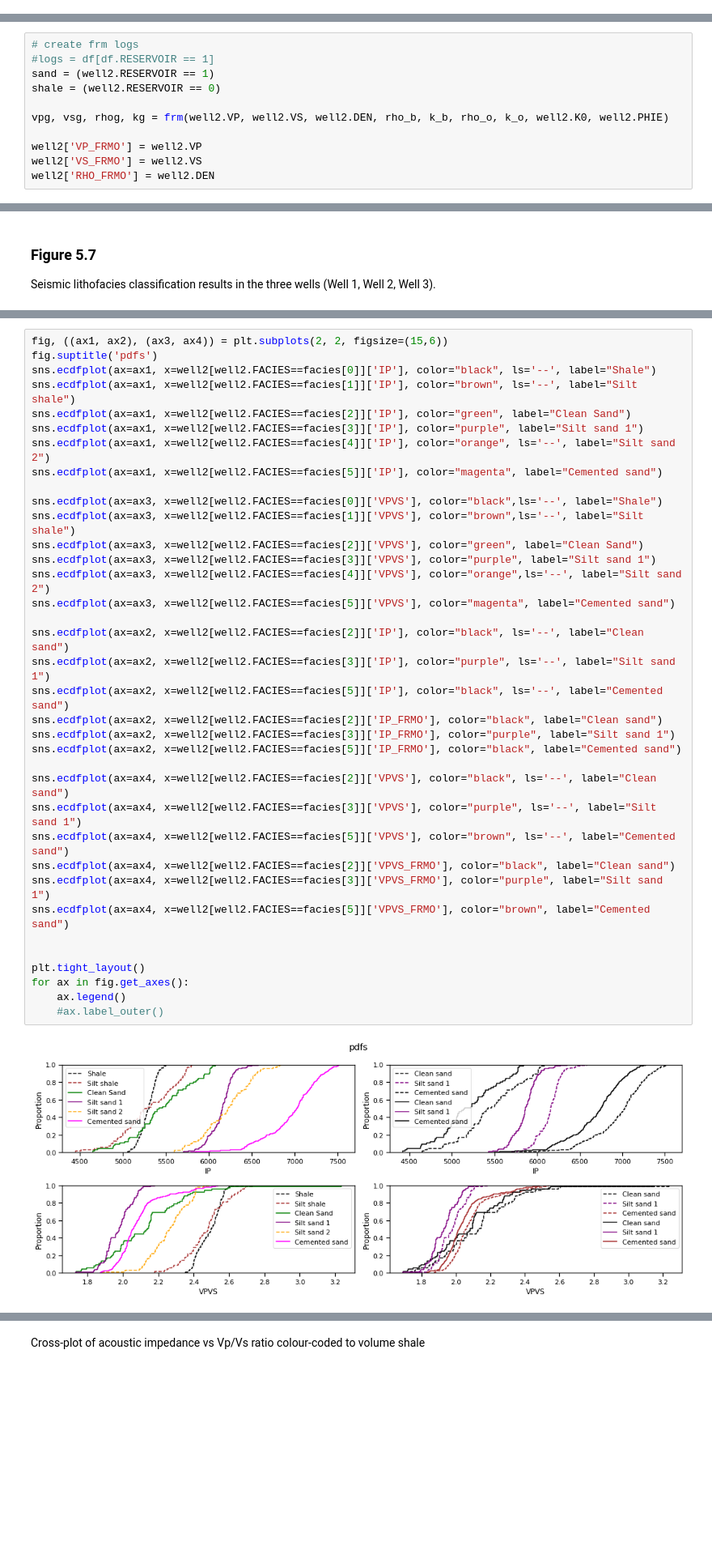
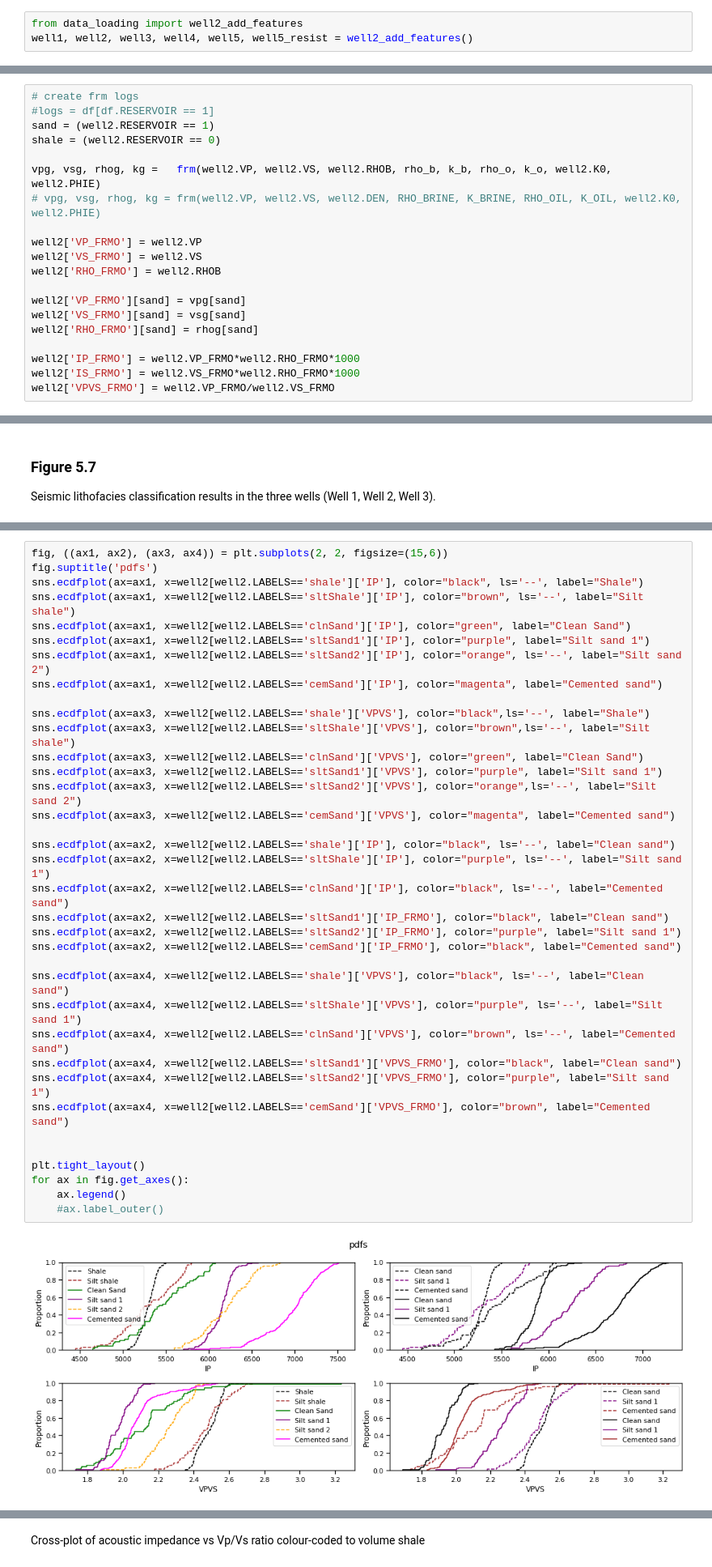
Before and after one commit to ABDunbar/Quantitative_Seismic_Interpretation, a Jupyter notebook: 5.1 Case_Study_1.ipynb, the cells around one changed output, grey strips where cells are left out. Shown at 81% size. Cells and saved outputs as stored; diff of their text form; blank space fills up the shorter version.

```diff
--- a/5.1 Case_Study_1.ipynb
+++ b/5.1 Case_Study_1.ipynb
@@ -91,3 +47,6 @@ well2.head()
+# %%
+from data_loading import well2_add_features
+well1, well2, well3, well4, well5, well5_resist = well2_add_features()
 # %% [markdown]
 ### Figure 5.1
 Well 1, Well 2, Well 3 displaying Depth vs Vp
@@ -137,8 +61,17 @@ well2["RESERVOIR"] = np.select(conditions, reservoir)
 sand = (well2.RESERVOIR == 1)
 shale = (well2.RESERVOIR == 0)
 
-vpg, vsg, rhog, kg = frm(well2.VP, well2.VS, well2.DEN, rho_b, k_b, rho_o, k_o, well2.K0, well2.PHIE)
+vpg, vsg, rhog, kg =   frm(well2.VP, well2.VS, well2.RHOB, rho_b, k_b, rho_o, k_o, well2.K0, well2.PHIE)
+# vpg, vsg, rhog, kg = frm(well2.VP, well2.VS, well2.DEN, RHO_BRINE, K_BRINE, RHO_OIL, K_OIL, well2.K0, well2.PHIE)
 
 well2['VP_FRMO'] = well2.VP
 well2['VS_FRMO'] = well2.VS
-well2['RHO_FRMO'] = well2.DEN
+well2['RHO_FRMO'] = well2.RHOB
+
+well2['VP_FRMO'][sand] = vpg[sand]
+well2['VS_FRMO'][sand] = vsg[sand]
+well2['RHO_FRMO'][sand] = rhog[sand]
+
+well2['IP_FRMO'] = well2.VP_FRMO*well2.RHO_FRMO*1000
+well2['IS_FRMO'] = well2.VS_FRMO*well2.RHO_FRMO*1000
+well2['VPVS_FRMO'] = well2.VP_FRMO/well2.VS_FRMO
@@ -254,41 +170,41 @@ sns.scatterplot(ax=ax4, data=well2[well2.FACIES!='0'], x="GR", y="VPVS", hue='FA
 # %%
 fig, ((ax1, ax2), (ax3, ax4)) = plt.subplots(2, 2, figsize=(15,6))
 fig.suptitle('pdfs')
-sns.ecdfplot(ax=ax1, x=well2[well2.FACIES==facies[0]]['IP'], color="black", ls='--', label="Shale")
-sns.ecdfplot(ax=ax1, x=well2[well2.FACIES==facies[1]]['IP'], color="brown", ls='--', label="Silt shale")
-sns.ecdfplot(ax=ax1, x=well2[well2.FACIES==facies[2]]['IP'], color="green", label="Clean Sand")
-sns.ecdfplot(ax=ax1, x=well2[well2.FACIES==facies[3]]['IP'], color="purple", label="Silt sand 1")
-sns.ecdfplot(ax=ax1, x=well2[well2.FACIES==facies[4]]['IP'], color="orange", ls='--', label="Silt sand 2")
-sns.ecdfplot(ax=ax1, x=well2[well2.FACIES==facies[5]]['IP'], color="magenta", label="Cemented sand")
+sns.ecdfplot(ax=ax1, x=well2[well2.LABELS=='shale']['IP'], color="black", ls='--', label="Shale")
+sns.ecdfplot(ax=ax1, x=well2[well2.LABELS=='sltShale']['IP'], color="brown", ls='--', label="Silt shale")
+sns.ecdfplot(ax=ax1, x=well2[well2.LABELS=='clnSand']['IP'], color="green", label="Clean Sand")
+sns.ecdfplot(ax=ax1, x=well2[well2.LABELS=='sltSand1']['IP'], color="purple", label="Silt sand 1")
+sns.ecdfplot(ax=ax1, x=well2[well2.LABELS=='sltSand2']['IP'], color="orange", ls='--', label="Silt sand 2")
+sns.ecdfplot(ax=ax1, x=well2[well2.LABELS=='cemSand']['IP'], color="magenta", label="Cemented sand")
 
-sns.ecdfplot(ax=ax3, x=well2[well2.FACIES==facies[0]]['VPVS'], color="black",ls='--', label="Shale")
-sns.ecdfplot(ax=ax3, x=well2[well2.FACIES==facies[1]]['VPVS'], color="brown",ls='--', label="Silt shale")
-sns.ecdfplot(ax=ax3, x=well2[well2.FACIES==facies[2]]['VPVS'], color="green", label="Clean Sand")
-sns.ecdfplot(ax=ax3, x=well2[well2.FACIES==facies[3]]['VPVS'], color="purple", label="Silt sand 1")
-sns.ecdfplot(ax=ax3, x=well2[well2.FACIES==facies[4]]['VPVS'], color="orange",ls='--', label="Silt sand 2")
-sns.ecdfplot(ax=ax3, x=well2[well2.FACIES==facies[5]]['VPVS'], color="magenta", label="Cemented sand")
+sns.ecdfplot(ax=ax3, x=well2[well2.LABELS=='shale']['VPVS'], color="black",ls='--', label="Shale")
+sns.ecdfplot(ax=ax3, x=well2[well2.LABELS=='sltShale']['VPVS'], color="brown",ls='--', label="Silt shale")
+sns.ecdfplot(ax=ax3, x=well2[well2.LABELS=='clnSand']['VPVS'], color="green", label="Clean Sand")
+sns.ecdfplot(ax=ax3, x=well2[well2.LABELS=='sltSand1']['VPVS'], color="purple", label="Silt sand 1")
+sns.ecdfplot(ax=ax3, x=well2[well2.LABELS=='sltSand2']['VPVS'], color="orange",ls='--', label="Silt sand 2")
+sns.ecdfplot(ax=ax3, x=well2[well2.LABELS=='cemSand']['VPVS'], color="magenta", label="Cemented sand")
 
-sns.ecdfplot(ax=ax2, x=well2[well2.FACIES==facies[2]]['IP'], color="black", ls='--', label="Clean sand")
-sns.ecdfplot(ax=ax2, x=well2[well2.FACIES==facies[3]]['IP'], color="purple", ls='--', label="Silt sand 1")
-sns.ecdfplot(ax=ax2, x=well2[well2.FACIES==facies[5]]['IP'], color="black", ls='--', label="Cemented sand")
-sns.ecdfplot(ax=ax2, x=well2[well2.FACIES==facies[2]]['IP_FRMO'], color="black", label="Clean sand")
-sns.ecdfplot(ax=ax2, x=well2[well2.FACIES==facies[3]]['IP_FRMO'], color="purple", label="Silt sand 1")
-sns.ecdfplot(ax=ax2, x=well2[well2.FACIES==facies[5]]['IP_FRMO'], color="black", label="Cemented sand")
+sns.ecdfplot(ax=ax2, x=well2[well2.LABELS=='shale']['IP'], color="black", ls='--', label="Clean sand")
+sns.ecdfplot(ax=ax2, x=well2[well2.LABELS=='sltShale']['IP'], color="purple", ls='--', label="Silt sand 1")
+sns.ecdfplot(ax=ax2, x=well2[well2.LABELS=='clnSand']['IP'], color="black", ls='--', label="Cemented sand")
+sns.ecdfplot(ax=ax2, x=well2[well2.LABELS=='sltSand1']['IP_FRMO'], color="black", label="Clean sand")
+sns.ecdfplot(ax=ax2, x=well2[well2.LABELS=='sltSand2']['IP_FRMO'], color="purple", label="Silt sand 1")
+sns.ecdfplot(ax=ax2, x=well2[well2.LABELS=='cemSand']['IP_FRMO'], color="black", label="Cemented sand")
 
-sns.ecdfplot(ax=ax4, x=well2[well2.FACIES==facies[2]]['VPVS'], color="black", ls='--', label="Clean sand")
-sns.ecdfplot(ax=ax4, x=well2[well2.FACIES==facies[3]]['VPVS'], color="purple", ls='--', label="Silt sand 1")
-sns.ecdfplot(ax=ax4, x=well2[well2.FACIES==facies[5]]['VPVS'], color="brown", ls='--', label="Cemented sand")
-sns.ecdfplot(ax=ax4, x=well2[well2.FACIES==facies[2]]['VPVS_FRMO'], color="black", label="Clean sand")
-sns.ecdfplot(ax=ax4, x=well2[well2.FACIES==facies[3]]['VPVS_FRMO'], color="purple", label="Silt sand 1")
-sns.ecdfplot(ax=ax4, x=well2[well2.FACIES==facies[5]]['VPVS_FRMO'], color="brown", label="Cemented sand")
+sns.ecdfplot(ax=ax4, x=well2[well2.LABELS=='shale']['VPVS'], color="black", ls='--', label="Clean sand")
+sns.ecdfplot(ax=ax4, x=well2[well2.LABELS=='sltShale']['VPVS'], color="purple", ls='--', label="Silt sand 1")
+sns.ecdfplot(ax=ax4, x=well2[well2.LABELS=='clnSand']['VPVS'], color="brown", ls='--', label="Cemented sand")
+sns.ecdfplot(ax=ax4, x=well2[well2.LABELS=='sltSand1']['VPVS_FRMO'], color="black", label="Clean sand")
+sns.ecdfplot(ax=ax4, x=well2[well2.LABELS=='sltSand2']['VPVS_FRMO'], color="purple", label="Silt sand 1")
+sns.ecdfplot(ax=ax4, x=well2[well2.LABELS=='cemSand']['VPVS_FRMO'], color="brown", label="Cemented sand")
 
 
 plt.tight_layout()
 for ax in fig.get_axes():
     ax.legend()
     #ax.label_outer()
 # %% [output]
-[figure, old version]
+[figure, new version]
 # %% [markdown]
 ## Well-log Analysis
 Well-log analysis to define different seismic lithofacies, rock physics analysis including fluid effects and shear-velocity estimation in wells without shear logs, and log-based analysis of near- and far-offset seismic attributes for different lithofacies and pore fluids.
```
Also changed, not shown: parts of 19 cells of this notebook, 4 other files.
